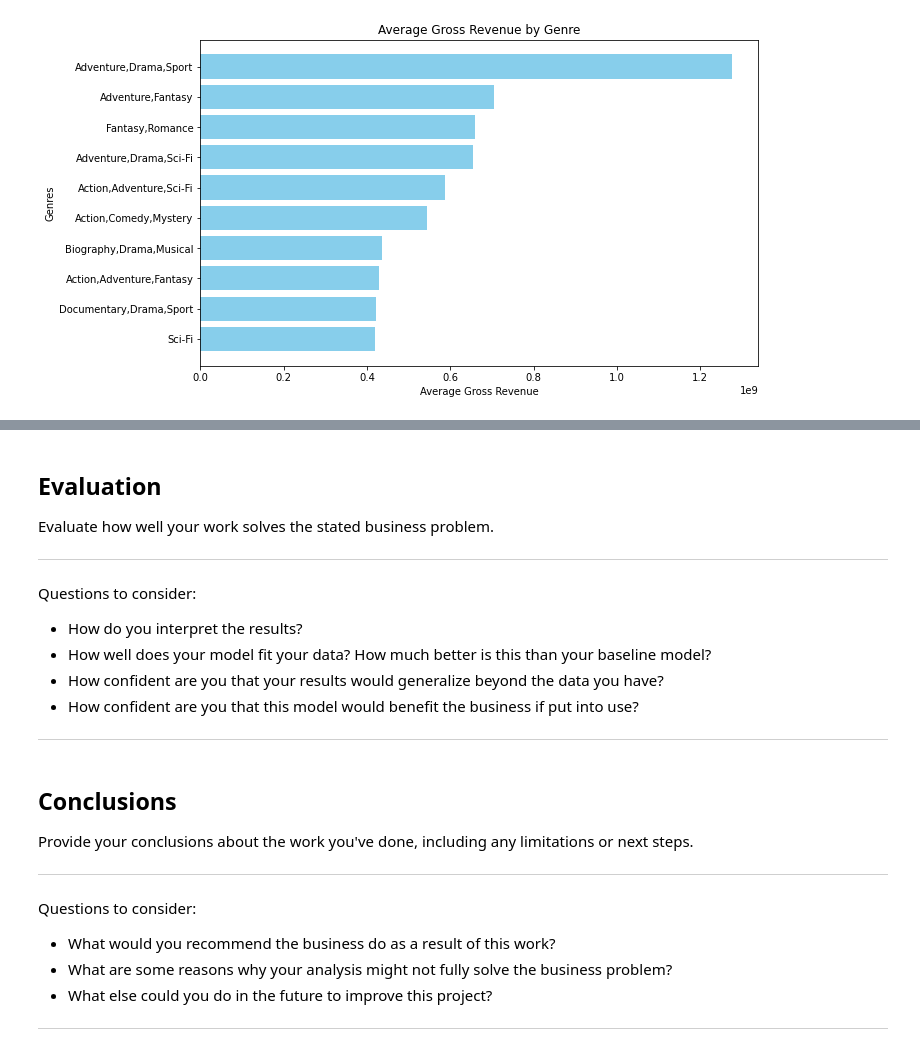
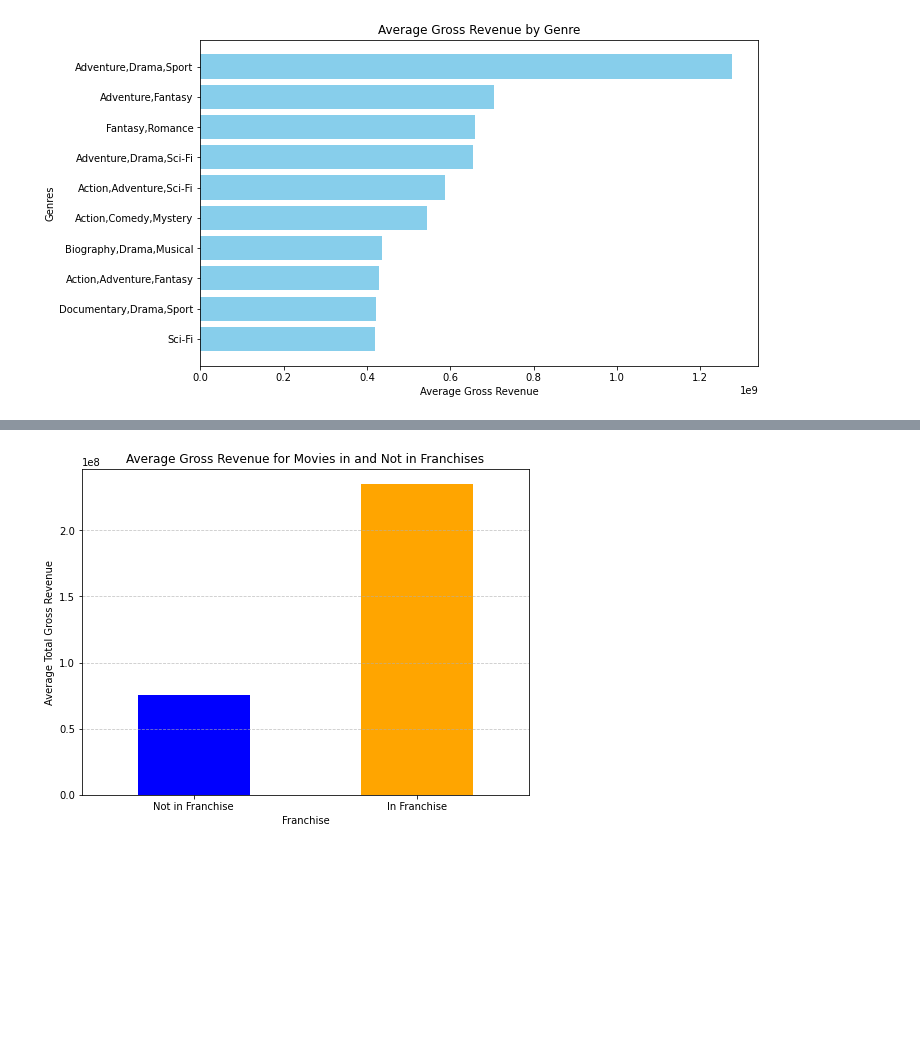
Before and after one commit to earlcr/Microsoft-Movie-Analysis, a Jupyter notebook: dsc-phase1-project-template.ipynb, the cells around one changed output, grey strips where cells are left out. Drawn from its saved outputs; the diff is of its cells as text; code cells hidden in the pictures; blank space fills up the shorter version.

Commit message:
created visual, evaluated the project and drew conclusion

```diff
--- a/dsc-phase1-project-template.ipynb
+++ b/dsc-phase1-project-template.ipynb
@@ -461,21 +468,18 @@ Correlation between Number of Votes and Gross Revenue: 0.6647286469503061
-# %% [markdown]
-## Evaluation
-Evaluate how well your work solves the stated business problem.
-
-***
-Questions to consider:
-* How do you interpret the results?
-* How well does your model fit your data? How much better is this than your baseline model?
-* How confident are you that your results would generalize beyond the data you have?
-* How confident are you that this model would benefit the business if put into use?
-***
-# %% [markdown]
-## Conclusions
-Provide your conclusions about the work you've done, including any limitations or next steps.
-
-***
-Questions to consider:
-* What would you recommend the business do as a result of this work?
-* What are some reasons why your analysis might not fully solve the business problem?
-* What else could you do in the future to improve this project?
-***
+# %%
+import matplotlib.pyplot as plt
+
+# Group data by whether the movie is part of a franchise
+franchise_avg_gross = final_data.groupby('is_franchise')['total_gross'].mean()
+
+# Create a grouped bar chart
+plt.figure(figsize=(8, 6))
+franchise_avg_gross.plot(kind='bar', color=['blue', 'orange'])
+plt.xlabel('Franchise')
+plt.ylabel('Average Total Gross Revenue')
+plt.title('Average Gross Revenue for Movies in and Not in Franchises')
+plt.xticks([0, 1], ['Not in Franchise', 'In Franchise'], rotation=0)
+plt.grid(axis='y', linestyle='--', alpha=0.7)
+
+plt.show()
+# %% [output]
+[figure, added]
```
Also changed, not shown: parts of 31 cells of this notebook.
